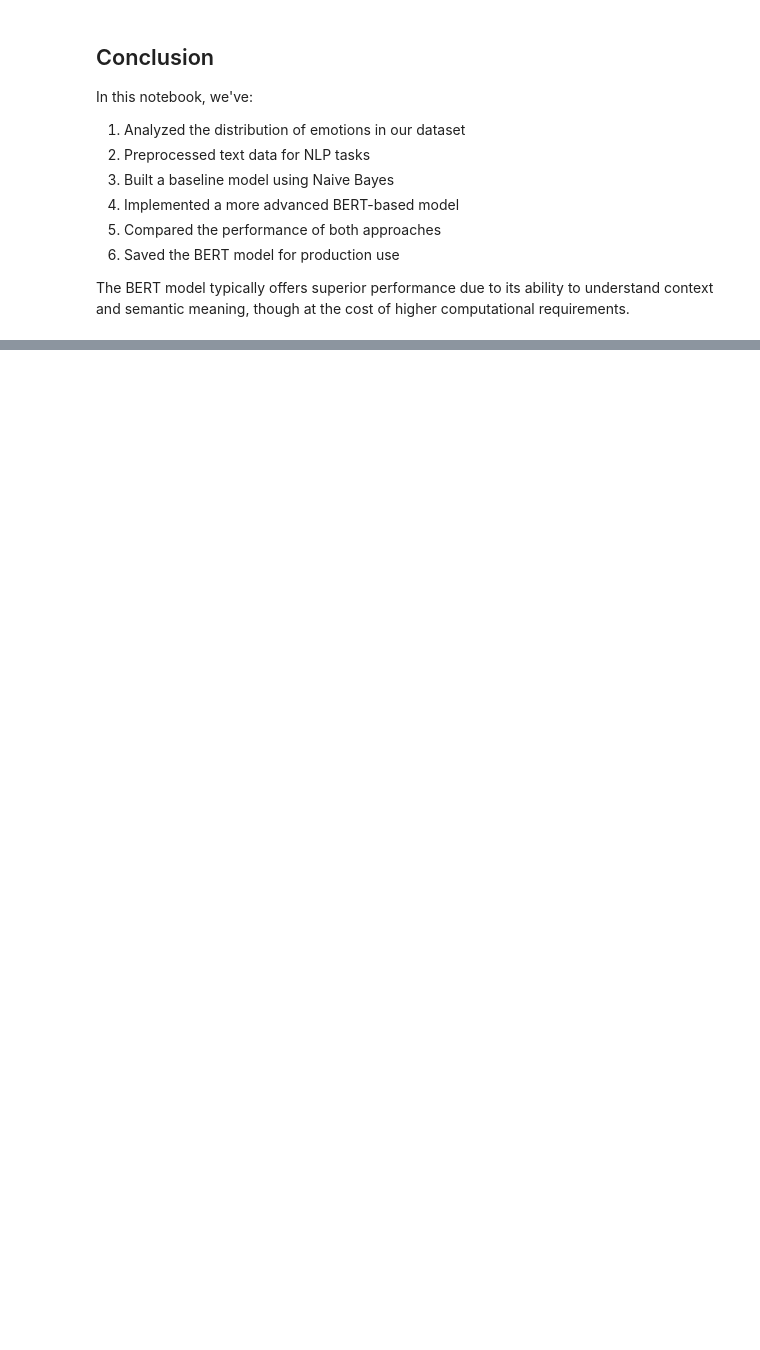
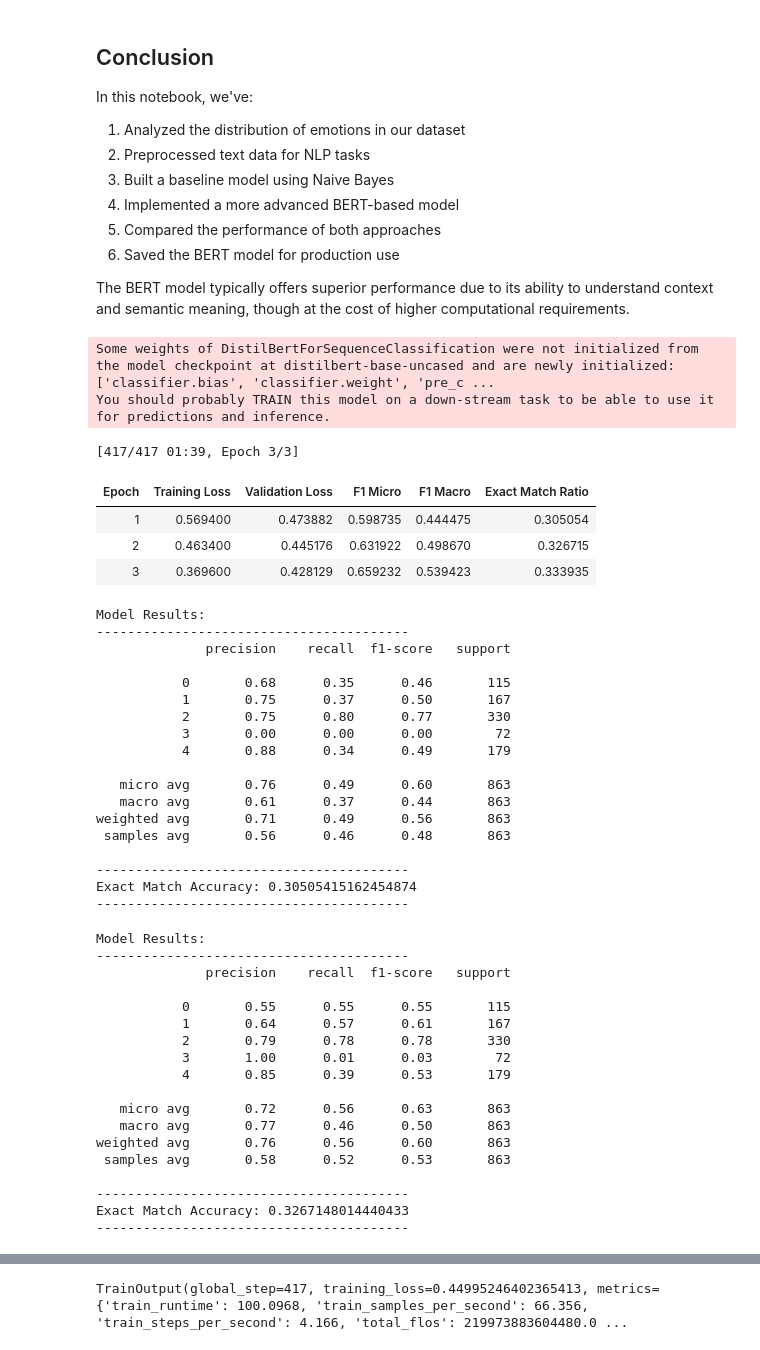
Before and after one commit to s3m3dov/nlp-emotion-detection, a Jupyter notebook: multi-label-emotion-detection.ipynb, the cells around one changed output, grey strips where cells are left out. Cells and saved outputs as stored; diff of their text form; code cells hidden in the pictures; blank space fills up the shorter version.

```diff
--- a/multi-label-emotion-detection.ipynb
+++ b/multi-label-emotion-detection.ipynb
@@ -252,0 +293,2 @@ Exact Match Accuracy: 0.23345367027677497
+# %%
+train_df, val_df = train_test_split(df, test_size=0.2, random_state=42)
@@ -439,0 +621,69 @@ The BERT model typically offers superior performance due to its ability to under
+# %%
+model_name = 'distilbert-base-uncased'
+tokenizer = AutoTokenizer.from_pretrained(model_name)
+train_ds = prepare_hf_dataset(train_df, tokenizer)
+val_ds = prepare_hf_dataset(val_df, tokenizer)
+
+model = AutoModelForSequenceClassification.from_pretrained(
+    model_name, num_labels=len(label_cols), problem_type='multi_label_classification'
+).to(device)
+
+training_args = TrainingArguments(
+    output_dir='distilbert_out', eval_strategy='epoch', save_strategy='epoch',
+    learning_rate=2e-5, per_device_train_batch_size=16, per_device_eval_batch_size=16,
+    num_train_epochs=3, weight_decay=0.01, logging_steps=100,
+    load_best_model_at_end=True, metric_for_best_model='f1_micro'
+)
+
+trainer = Trainer(
+    model=model, args=training_args, train_dataset=train_ds, eval_dataset=val_ds,
+    tokenizer=tokenizer, data_collator=DataCollatorWithPadding(tokenizer),
+    compute_metrics=compute_metrics
+)
+# %% [output]
+Some weights of DistilBertForSequenceClassification were not initialized from the model checkpoint at distilbert-base-uncased and are newly initialized: ['classifier.bias', 'classifier.weight', 'pre_c ...
+You should probably TRAIN this model on a down-stream task to be able to use it for predictions and inference.
+# %%
+trainer.train()
+# %% [output]
+[417/417 01:39, Epoch 3/3]
+| Epoch | Training Loss | Validation Loss | F1 Micro | F1 Macro | Exact Match Ratio |
+| 1 | 0.569400 | 0.473882 | 0.598735 | 0.444475 | 0.305054 |
+| 2 | 0.463400 | 0.445176 | 0.631922 | 0.498670 | 0.326715 |
+| 3 | 0.369600 | 0.428129 | 0.659232 | 0.539423 | 0.333935 |
+Model Results:
+----------------------------------------
+              precision    recall  f1-score   support
+
+           0       0.68      0.35      0.46       115
+           1       0.75      0.37      0.50       167
+           2       0.75      0.80      0.77       330
+           3       0.00      0.00      0.00        72
+           4       0.88      0.34      0.49       179
+
+   micro avg       0.76      0.49      0.60       863
+   macro avg       0.61      0.37      0.44       863
+weighted avg       0.71      0.49      0.56       863
+ samples avg       0.56      0.46      0.48       863
+
+----------------------------------------
+Exact Match Accuracy: 0.30505415162454874
+----------------------------------------
+Model Results:
+----------------------------------------
+              precision    recall  f1-score   support
+
+           0       0.55      0.55      0.55       115
+           1       0.64      0.57      0.61       167
+           2       0.79      0.78      0.78       330
+           3       1.00      0.01      0.03        72
+           4       0.85      0.39      0.53       179
+
+   micro avg       0.72      0.56      0.63       863
+   macro avg       0.77      0.46      0.50       863
+weighted avg       0.76      0.56      0.60       863
+ samples avg       0.58      0.52      0.53       863
+
+----------------------------------------
+Exact Match Accuracy: 0.3267148014440433
+----------------------------------------
@@ -439,0 +708 @@ The BERT model typically offers superior performance due to its ability to under
+TrainOutput(global_step=417, training_loss=0.44995246402365413, metrics={'train_runtime': 100.0968, 'train_samples_per_second': 66.356, 'train_steps_per_second': 4.166, 'total_flos': 219973883604480.0 ...
```
Also changed, not shown: parts of 30 cells of this notebook, 1 other file.
